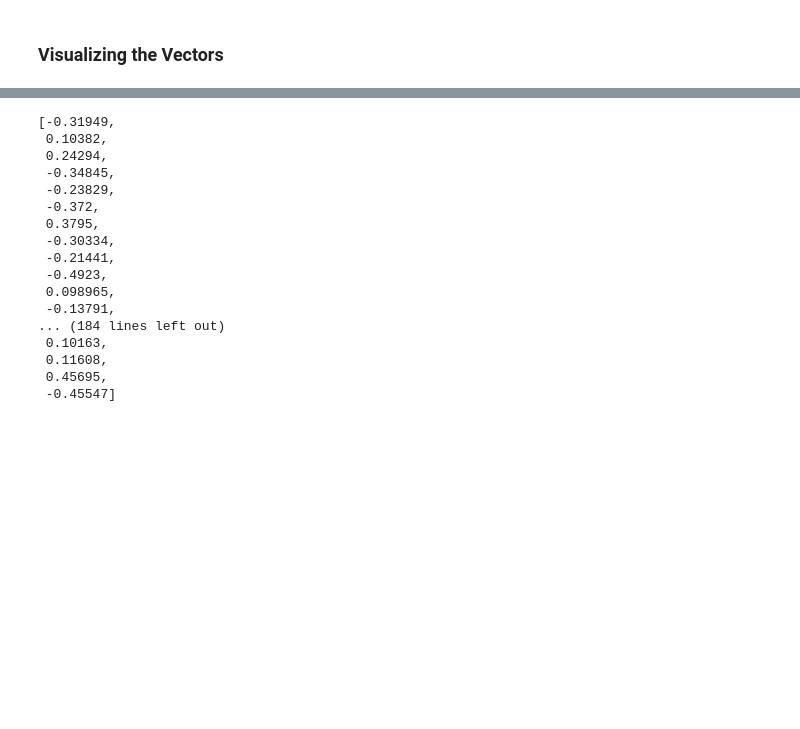
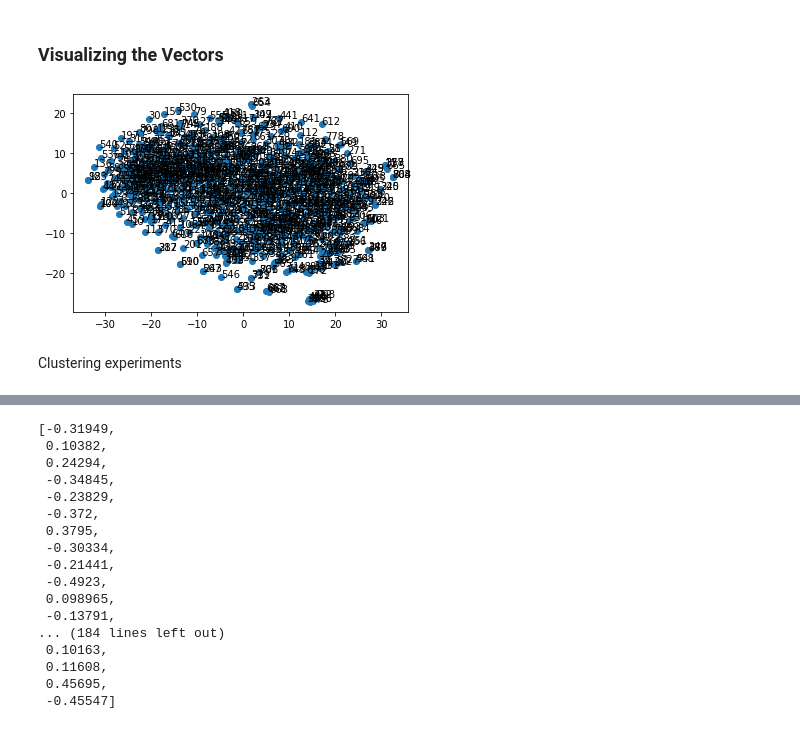
Before and after one commit to cemuluoglakci/Transformers_For_Claim_Worthiness, a Jupyter notebook: Clustering_Tweets/Clustering_Tweets.ipynb, the cells around one changed output, grey strips where cells are left out. Drawn from its saved outputs; the diff is of its cells as text; code cells hidden in the pictures; blank space fills up the shorter version.

```diff
--- a/Clustering_Tweets/Clustering_Tweets.ipynb
+++ b/Clustering_Tweets/Clustering_Tweets.ipynb
@@ -264,2 +298,16 @@ eval_df
 # %% [markdown]
 ### Visualizing the Vectors
+# %%
+
+tsne = TSNE(n_components=2, random_state=0)
+vectors = train_df["tweet_embeddings"].tolist()
+Y = tsne.fit_transform(vectors)
+plt.scatter(Y[:, 0], Y[:, 1])
+
+for label, x, y in zip(train_df.index.tolist(), Y[:, 0], Y[:, 1]):
+    plt.annotate(label, xy=(x, y), xytext=(0, 0), textcoords="offset points")
+plt.show()
+# %% [output]
+[figure, added]
+# %% [markdown]
+Clustering experiments
```
Also changed, not shown: parts of 29 cells of this notebook, 5 other files.
